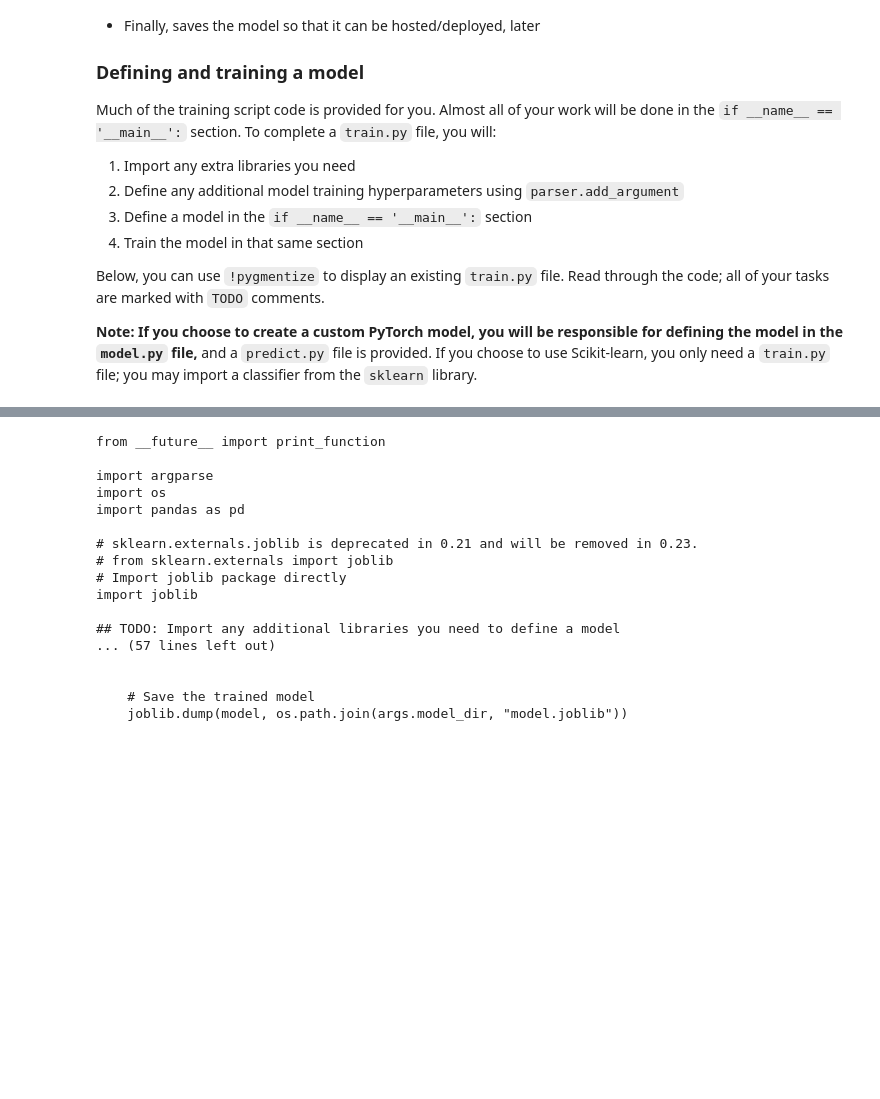
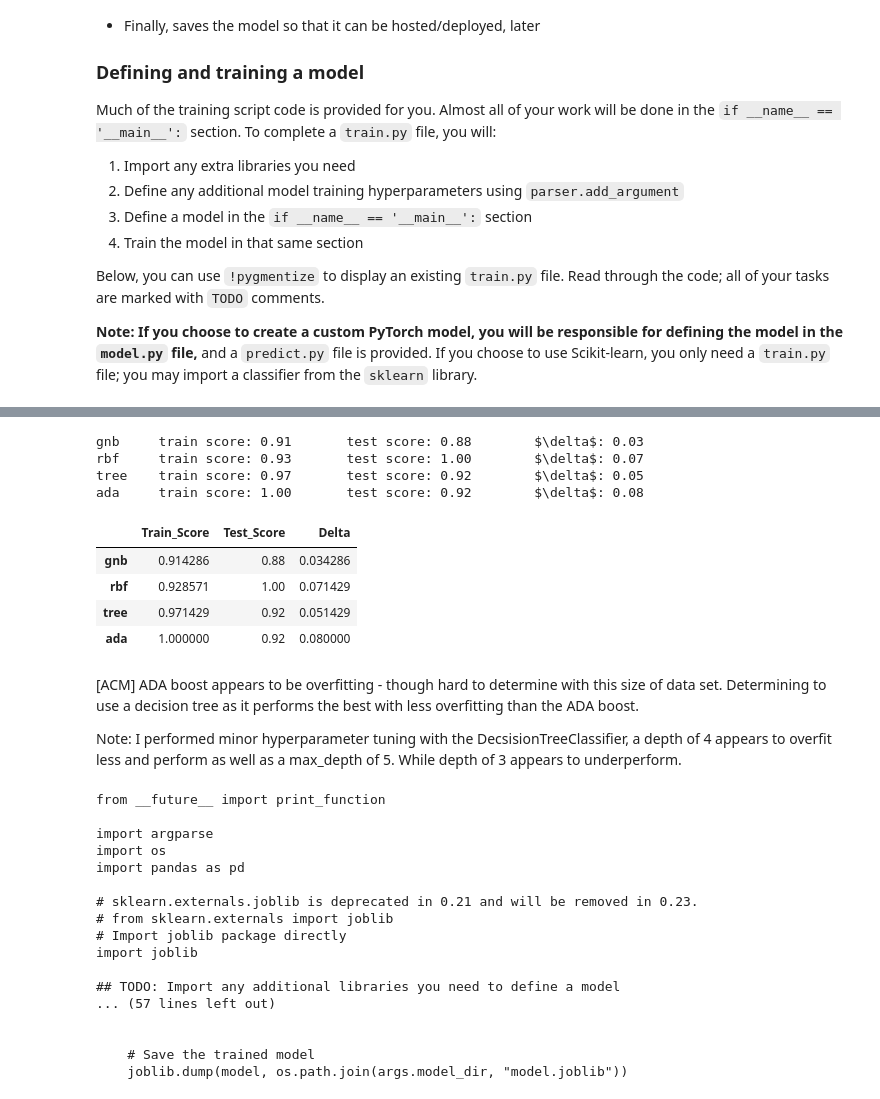
Before and after one commit to amcumber/udacity_ML_SageMaker_Studies, a Jupyter notebook: Project_Plagiarism_Detection/3_Training_a_Model.ipynb, the cells around one changed output, grey strips where cells are left out. Saved outputs shown, nothing was run; the diff lists cells and outputs as text; code cells hidden in the pictures; blank space fills up the shorter version.

```diff
--- a/Project_Plagiarism_Detection/3_Training_a_Model.ipynb
+++ b/Project_Plagiarism_Detection/3_Training_a_Model.ipynb
@@ -121,3 +171,45 @@ Below, you can use `!pygmentize` to display an existing `train.py` file. Read th
+# %%
+naive_clfs = [
+    ('gnb', GaussianNB, {}),
+    ('rbf', SVC, {'gamma': 2, 'C': 1.0}),
+    ('tree', DecisionTreeClassifier, {'max_depth': 4}),
+    ('ada', AdaBoostClassifier, {}),
+]
+train_scores, test_scores, deltas = (dict() for _ in range(3))
+for name, Clf, kwargs in naive_clfs:
+    pipe = Pipeline([
+        ('scaler', StandardScaler()),
+        (name, Clf(**kwargs)),
+    ])
+    pipe.fit(x, y)
+    fit_clfs = {name: pipe}
+    train_score = pipe.score(x, y)
+    test_score = pipe.score(test_x, test_y)
+    delta = np.abs(test_score - train_score)
+    deltas[name] = delta
+    test_scores[name] = test_score
+    train_scores[name] = train_score
+    print(f'{name}\ttrain score: {train_score:.2f}\ttest score: {test_score:.2f}\t$\delta$: {delta:.2f}')
+metrics = pd.DataFrame([train_scores, test_scores, deltas], index=['Train_Score', 'Test_Score', 'Delta']).T
+metrics
+# %% [output]
+gnb     train score: 0.91       test score: 0.88        $\delta$: 0.03
+rbf     train score: 0.93       test score: 1.00        $\delta$: 0.07
+tree    train score: 0.97       test score: 0.92        $\delta$: 0.05
+ada     train score: 1.00       test score: 0.92        $\delta$: 0.08
+|  | Train_Score | Test_Score | Delta |
+| gnb | 0.914286 | 0.88 | 0.034286 |
+| rbf | 0.928571 | 1.00 | 0.071429 |
+| tree | 0.971429 | 0.92 | 0.051429 |
+| ada | 1.000000 | 0.92 | 0.080000 |
+# %% [markdown]
+[ACM] ADA boost appears to be overfitting - though hard to determine with this size
+of data set. Determining to use a decision tree as it performs the best with less
+overfitting than the ADA boost.
+
+Note: I performed minor hyperparameter tuning with the DecsisionTreeClassifier, a
+depth of 4 appears to overfit less and perform as well as a max_depth of 5. While
+depth of 3 appears to underperform.
 # %%
 # directory can be changed to: source_sklearn or source_pytorch
 !pygmentize source_sklearn/train.py
```
Also changed, not shown: parts of 8 cells of this notebook, 2 other files.
